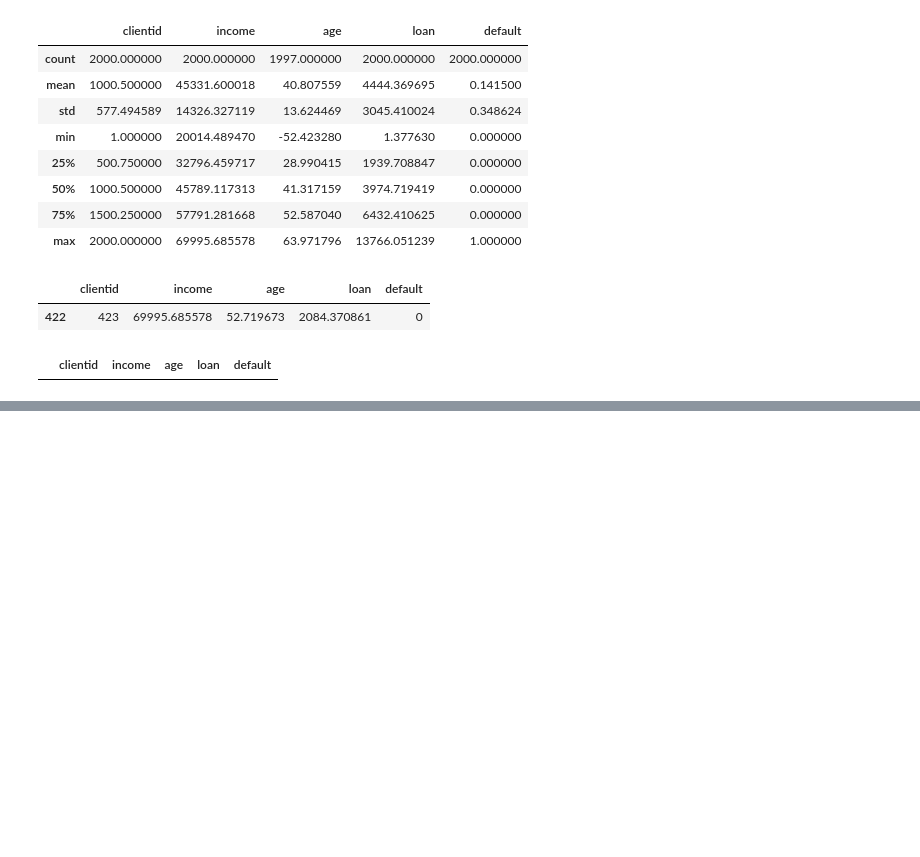
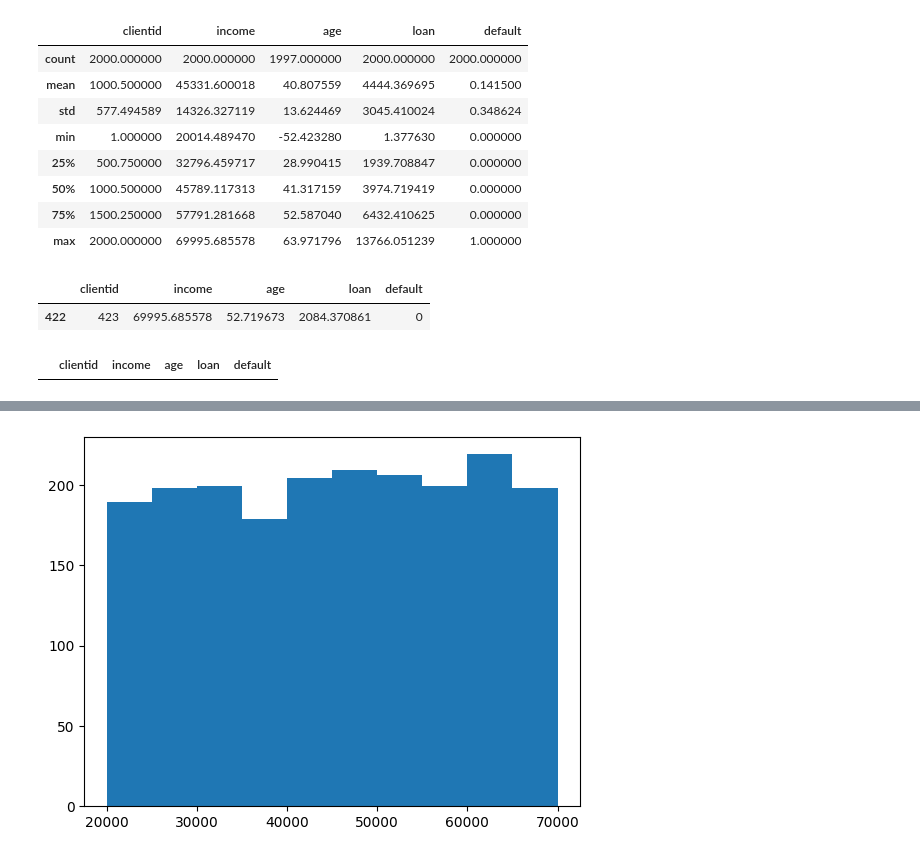
Before and after one commit to nunesfi/Machine_Learning, a Jupyter notebook: project/Base_de_dados.ipynb, the cells around one changed output, grey strips where cells are left out. Drawn from its saved outputs; the diff is of its cells as text; code cells hidden in the pictures; blank space fills up the shorter version.

```diff
--- a/project/Base_de_dados.ipynb
+++ b/project/Base_de_dados.ipynb
@@ -70,0 +77,4 @@ base_credit[base_credit['income'] <= 13766.051239]
+# %%
+plt.hist(x=base_credit['income']);
+# %% [output]
+[figure, added]
```
Also changed, not shown: parts of 18 cells of this notebook.
